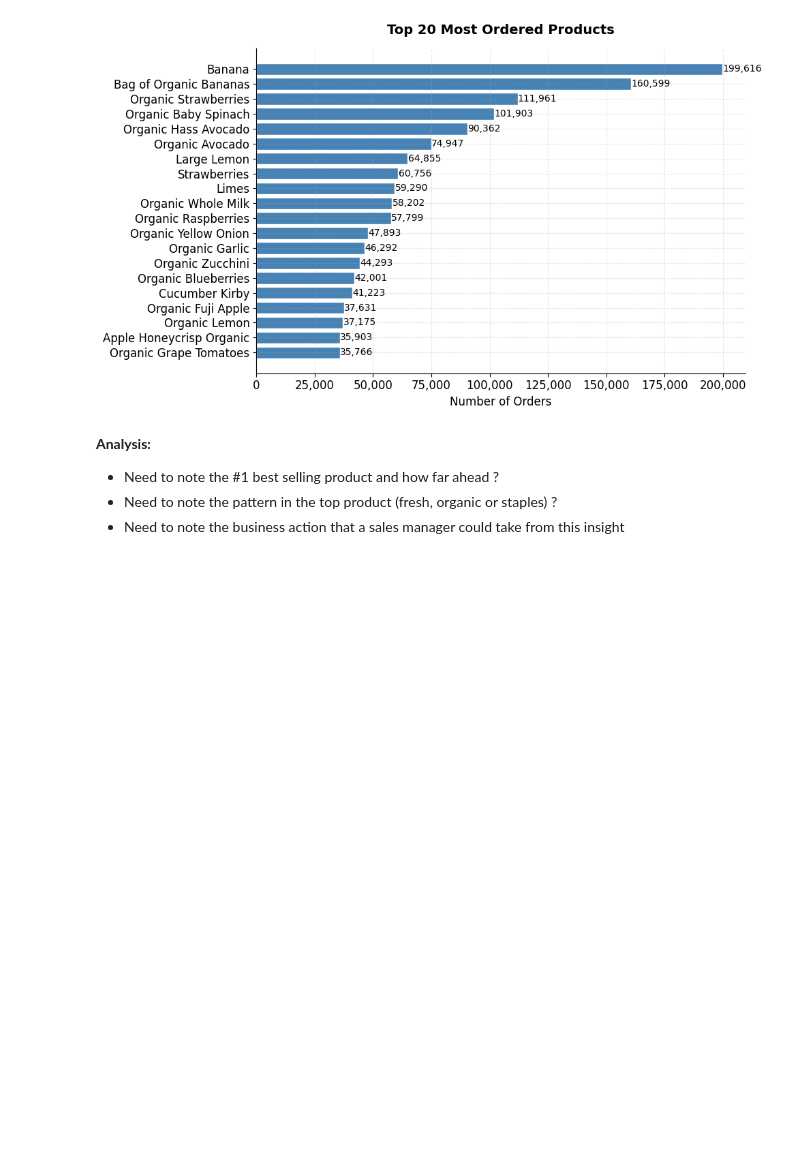
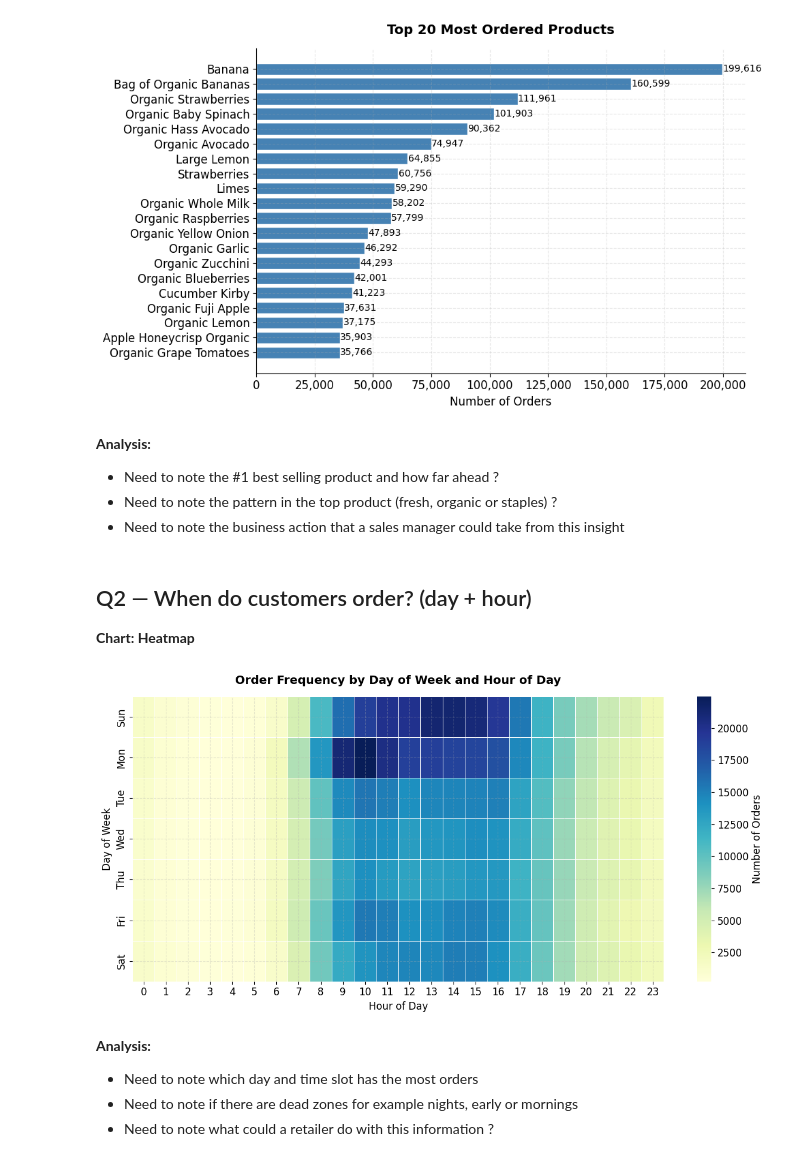
Before and after one commit to PornraksaSuksawaeng/nextbuy-data-analysis, a Jupyter notebook: notebooks/02_eda.ipynb, the cells around one changed output. Drawn from its saved outputs; the diff is of its cells as text; code cells hidden in the pictures; blank space fills up the shorter version.

Commit message:
feat(eda): add the heatmap that answer the question when do costumers order

```diff
--- a/notebooks/02_eda.ipynb
+++ b/notebooks/02_eda.ipynb
@@ -111,3 +111,45 @@ plt.show()
 - Need to note the #1 best selling product and how far ahead ?
 - Need to note the pattern in the top product (fresh, organic or staples) ?
 - Need to note the business action that a sales manager could take from this insight
+# %% [markdown]
+## Q2 — When do customers order? (day + hour)
+
+**Chart: Heatmap**
+# %%
+# Deduplicate to order level
+order_dedup = df_all.drop_duplicates(subset='order_id')
+
+pivot = order_dedup.pivot_table(
+    index='order_dow',
+    columns='order_hour_of_day',
+    values='order_id',
+    aggfunc='count'
+)
+
+# order_dow: 0=Sunday, 1=Monday, ..., 6=Saturday
+day_labels = ['Sun', 'Mon', 'Tue', 'Wed', 'Thu', 'Fri', 'Sat']
+
+fig, ax = plt.subplots(figsize=(12, 6))
+sns.heatmap(
+    pivot,
+    cmap='YlGnBu',
+    ax=ax,
+    linewidths=0.5,
+    linecolor='white',
+    yticklabels=day_labels,
+    cbar_kws={'label': 'Number of Orders'}
+)
+ax.set_title('Order Frequency by Day of Week and Hour of Day', pad=15)
+ax.set_xlabel('Hour of Day')
+ax.set_ylabel('Day of Week')
+
+plt.tight_layout()
+plt.savefig(os.path.join(BASE_DIR, 'q2_order_heatmap.png'), dpi=300, bbox_inches='tight')
+plt.show()
+# %% [output]
+[figure, added]
+# %% [markdown]
+**Analysis:**
+- Need to note which day and time slot has the most orders
+- Need to note if there are dead zones for example nights, early or mornings
+- Need to note what could a retailer do with this information ?
```
Also changed, not shown: 1 other file.
